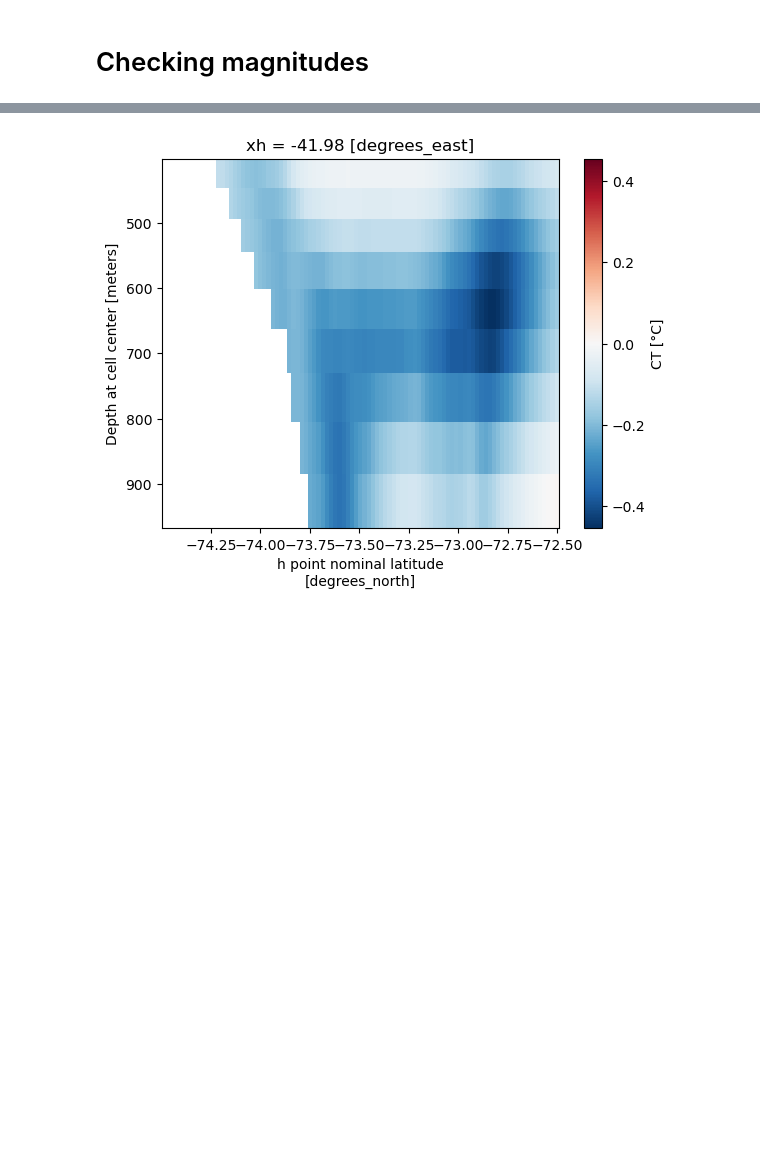
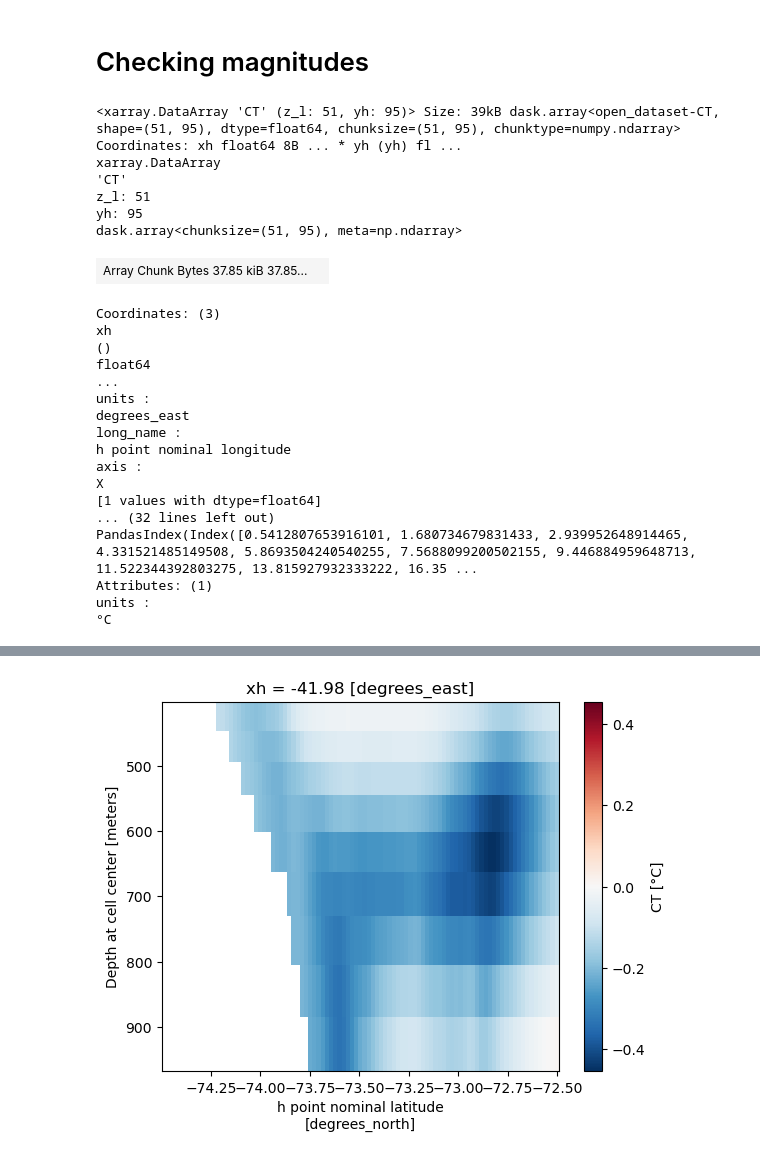
Before and after one commit to adele-morrison/panan-meltwater, a Jupyter notebook: notebooks/temp_analysis/RegimeTransects_Figures_PanAns.ipynb, the cells around one changed output, grey strips where cells are left out. Cells and saved outputs as stored; diff of their text form; code cells hidden in the pictures; blank space fills up the shorter version.

```diff
--- a/notebooks/temp_analysis/RegimeTransects_Figures_PanAns.ipynb
+++ b/notebooks/temp_analysis/RegimeTransects_Figures_PanAns.ipynb
@@ -24,6 +25,17 @@ temp_fresh_2 = xr.open_dataarray('/g/data/g40/kc5856/thesis_figures/data_files/f
 
 temp_dense_1 = xr.open_dataarray('/g/data/g40/kc5856/thesis_figures/data_files/dense_shelf_temp_Pan01.nc', chunks = 'auto')
 temp_dense_2 = xr.open_dataarray('/g/data/g40/kc5856/thesis_figures/data_files/dense_shelf_temp_Pan005.nc', chunks = 'auto')
+# %%
+# Import the  controls
+
+cont_warm_1 = xr.open_dataarray('/g/data/g40/kc5856/thesis_figures/data_files/warm_shelf_temp_cont_Pan01.nc', chunks = 'auto')
+cont_warm_2 = xr.open_dataarray('/g/data/g40/kc5856/thesis_figures/data_files/warm_shelf_temp_cont_Pan005.nc', chunks = 'auto')
+
+cont_fresh_1 = xr.open_dataarray('/g/data/g40/kc5856/thesis_figures/data_files/fresh_shelf_temp_cont_Pan01.nc', chunks = 'auto')
+cont_fresh_2 = xr.open_dataarray('/g/data/g40/kc5856/thesis_figures/data_files/fresh_shelf_temp_cont_Pan005.nc', chunks = 'auto')
+
+cont_dense_1 = xr.open_dataarray('/g/data/g40/kc5856/thesis_figures/data_files/dense_shelf_temp_cont_Pan01.nc', chunks = 'auto')
+cont_dense_2 = xr.open_dataarray('/g/data/g40/kc5856/thesis_figures/data_files/dense_shelf_temp_cont_Pan005.nc', chunks = 'auto')
 # %%
 # Import the data (names generalised to use for both comparisons)
 
@@ -737,3 +749,30 @@ fig.savefig("/g/data/g40/kc5856/thesis_figures/resolution_regimetransects_temp_w
 [figure]
 # %% [markdown]
 # Checking magnitudes
+# %%
+cont_dense_2
+# %% [output]
+<xarray.DataArray 'CT' (z_l: 51, yh: 95)> Size: 39kB dask.array<open_dataset-CT, shape=(51, 95), dtype=float64, chunksize=(51, 95), chunktype=numpy.ndarray> Coordinates: xh float64 8B ... * yh (yh) fl ...
+xarray.DataArray
+'CT'
+z_l: 51
+yh: 95
+dask.array<chunksize=(51, 95), meta=np.ndarray>
+| Array Chunk Bytes 37.85 kiB 37.85... |  |
+Coordinates: (3)
+xh
+()
+float64
+...
+units :
+degrees_east
+long_name :
+h point nominal longitude
+axis :
+X
+[1 values with dtype=float64]
+... (32 lines left out)
+PandasIndex(Index([0.5412807653916101, 1.680734679831433, 2.939952648914465, 4.331521485149508, 5.8693504240540255, 7.5688099200502155, 9.446884959648713, 11.522344392803275, 13.815927932333222, 16.35 ...
+Attributes: (1)
+units :
+°C
```
Also changed, not shown: parts of 9 cells of this notebook.
